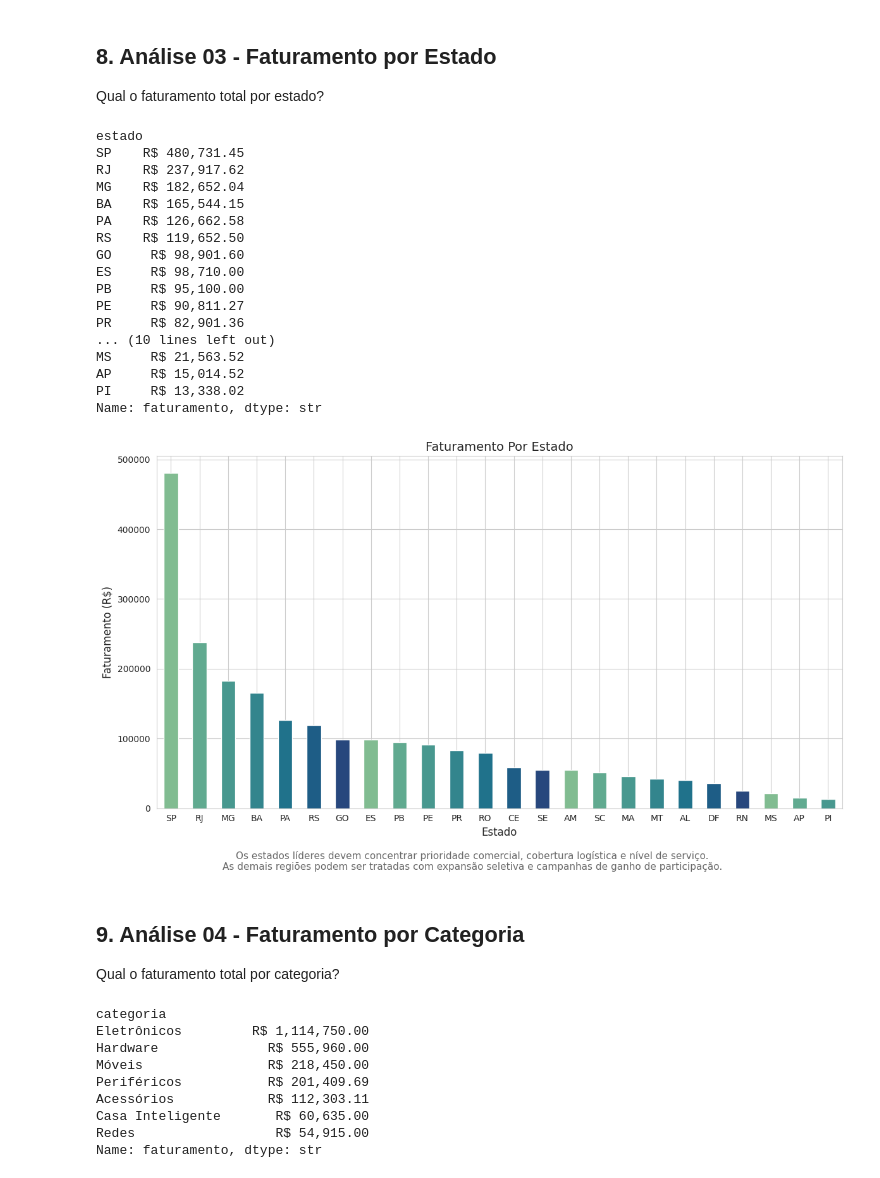
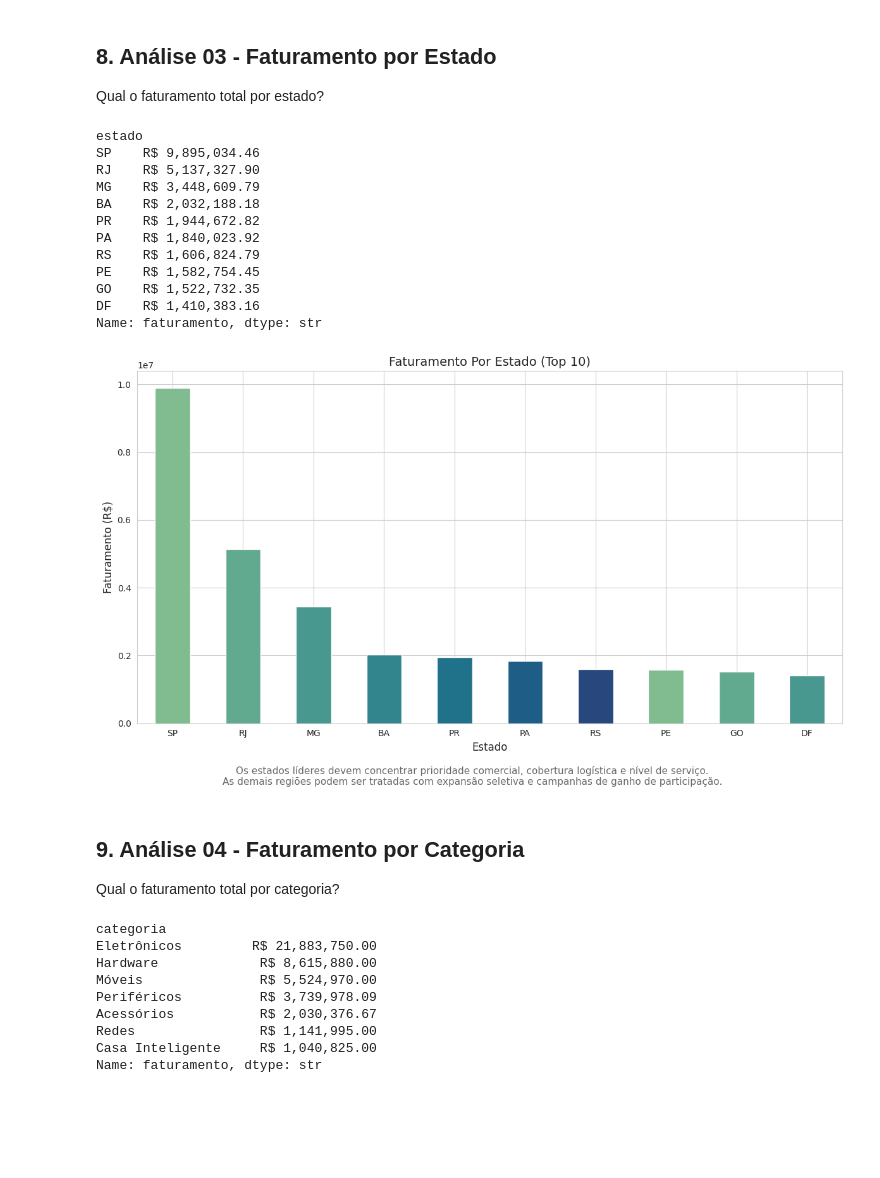
Before and after one commit to marcusvbrangel/fundamentos-linguagem-python-basico-aplicacoes-ia, a Jupyter notebook: 02-mini-projeto-01/estudo-python-02-mini-projeto-01.ipynb, the cells around one changed output. Drawn from its saved outputs; the diff is of its cells as text; code cells hidden in the pictures; blank space fills up the shorter version.

```diff
--- a/02-mini-projeto-01/estudo-python-02-mini-projeto-01.ipynb
+++ b/02-mini-projeto-01/estudo-python-02-mini-projeto-01.ipynb
@@ -97,7 +97,7 @@ seaborn   : 0.13.2
 ## 3 - Função para Geração de Dados Fictícios:
 # %%
 # definicao da funcao para gerar dados ficticios de vendas
-def gerar_dados_ficticios(quantidade_registros=600):
+def gerar_dados_ficticios(quantidade_registros=600, seed=42, data_referencia=None):
 
   """
   Gera um DataFrame do Pandas com dados ficticios de vendas
@@ -107,8 +107,12 @@ def gerar_dados_ficticios(quantidade_registros=600):
 
   # garante a reprodutibilidade dos dados ficticios
   # toda a vez que esta funcao for executada/chamada, os mesmos dados serao gerados
-  random.seed(42)
-  np.random.seed(42)
+  random.seed(seed)
+  np.random.seed(seed)
+
+  # garante que a janela temporal fique fixa no tempo, ou seja, nao avance ao decorrer dos proximos meses
+  if data_referencia is None:
+    data_referencia = datetime(2026, 4, 25)
 
   # dicionario com 60 produtos, categorias e precos
   produtos = {
@@ -279,5 +283,5 @@ def gerar_dados_ficticios(quantidade_registros=600):
 ## 4 - Gerar, Carregar e Explorar os Dados
 # %%
 # geracao dos dados de vendas
-df_vendas = gerar_dados_ficticios(500)
+df_vendas = gerar_dados_ficticios(10000)
 # %% [output]
@@ -608,60 +612,56 @@ Qual o faturamento total por estado?
 # %%
 # agrupa por estado e soma o faturamento
 faturamento_por_estado = df_vendas.groupby("estado")["faturamento"].sum().sort_values(ascending = False)
+top_10_estados = faturamento_por_estado.head(10)
 # %%
 # formata para duas casas decimais
-faturamento_por_estado.map('R$ {:,.2f}'.format)
+top_10_estados.map('R$ {:,.2f}'.format)
 # %% [output]
 estado
-SP    R$ 480,731.45
-RJ    R$ 237,917.62
-MG    R$ 182,652.04
-BA    R$ 165,544.15
-PA    R$ 126,662.58
-RS    R$ 119,652.50
-GO     R$ 98,901.60
-ES     R$ 98,710.00
-PB     R$ 95,100.00
-PE     R$ 90,811.27
-PR     R$ 82,901.36
-... (10 lines left out)
-MS     R$ 21,563.52
-AP     R$ 15,014.52
-PI     R$ 13,338.02
+SP    R$ 9,895,034.46
+RJ    R$ 5,137,327.90
+MG    R$ 3,448,609.79
+BA    R$ 2,032,188.18
+PR    R$ 1,944,672.82
+PA    R$ 1,840,023.92
+RS    R$ 1,606,824.79
+PE    R$ 1,582,754.45
+GO    R$ 1,522,732.35
+DF    R$ 1,410,383.16
 Name: faturamento, dtype: str
 # %%
 # define uma nova figura
 plt.figure(figsize = (12, 7))
 
 # plota os dados de faturamento por estado em formato de grafico de barras
 # usando a paleta de cores "rocket" do Seaborn
-faturamento_por_estado.plot(kind = 'bar', color = sns.color_palette("crest", 7))
+top_10_estados.plot(kind = 'bar', color = sns.color_palette("crest", 7))
 
 # define o titulo do grafico
-plt.title('Faturamento Por Estado', fontsize = 14)
+plt.title('Faturamento Por Estado (Top 10)', fontsize = 14)
 
 # define o rotulo do eixo x
 plt.xlabel('Estado', fontsize = 12)
 
 # define o rotulo do eixo y
 plt.ylabel('Faturamento (R$)', fontsize = 12)
 
 # mantem o rotulo do eixo x na horizontal (sem rotacao)
 plt.xticks(rotation = 0)
 
 # interpreta o grafico sem poluir a visualizacao
 plt.figtext(0.5, 0.01,
             "Os estados líderes devem concentrar prioridade comercial, cobertura logística e nível de serviço.\n"
             "As demais regiões podem ser tratadas com expansão seletiva e campanhas de ganho de participação.",
             ha = 'center', fontsize = 11, color = 'dimgray')
 
 # ajusta automaticamente os elementos do grafico para evitar sobreposicao
 plt.tight_layout(rect = [0, 0.06, 1, 1])
 
 # exibe o grafico
 plt.show()
 # %% [output]
-[figure, old version]
+[figure, new version]
 # %% [markdown]
 ## 9. Análise 04 - Faturamento por Categoria
 Qual o faturamento total por categoria?
@@ -673,13 +673,13 @@ faturamento_por_categoria = df_vendas.groupby("categoria")["faturamento"].sum().
 faturamento_por_categoria.map('R$ {:,.2f}'.format)
 # %% [output]
 categoria
-Eletrônicos         R$ 1,114,750.00
-Hardware              R$ 555,960.00
-Móveis                R$ 218,450.00
-Periféricos           R$ 201,409.69
-Acessórios            R$ 112,303.11
-Casa Inteligente       R$ 60,635.00
-Redes                  R$ 54,915.00
+Eletrônicos         R$ 21,883,750.00
+Hardware             R$ 8,615,880.00
+Móveis               R$ 5,524,970.00
+Periféricos          R$ 3,739,978.09
+Acessórios           R$ 2,030,376.67
+Redes                R$ 1,141,995.00
+Casa Inteligente     R$ 1,040,825.00
 Name: faturamento, dtype: str
 # %%
 # define uma nova figura
```
Also changed, not shown: parts of 19 cells of this notebook, 2 other files.
